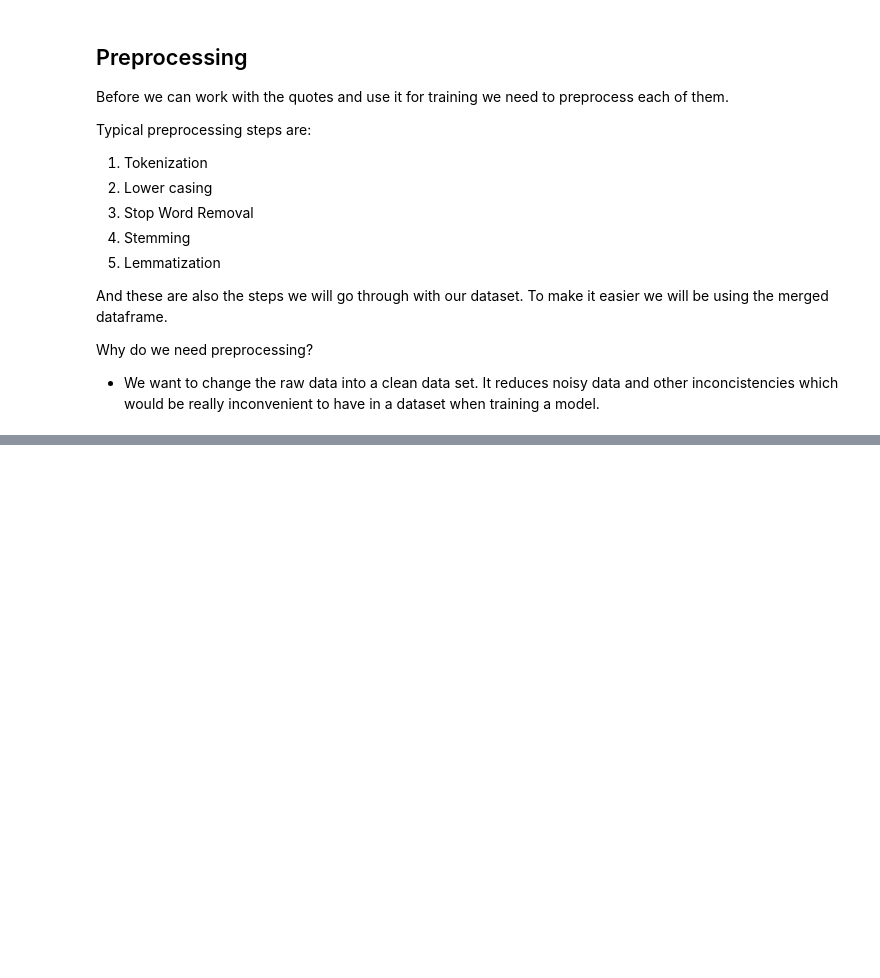
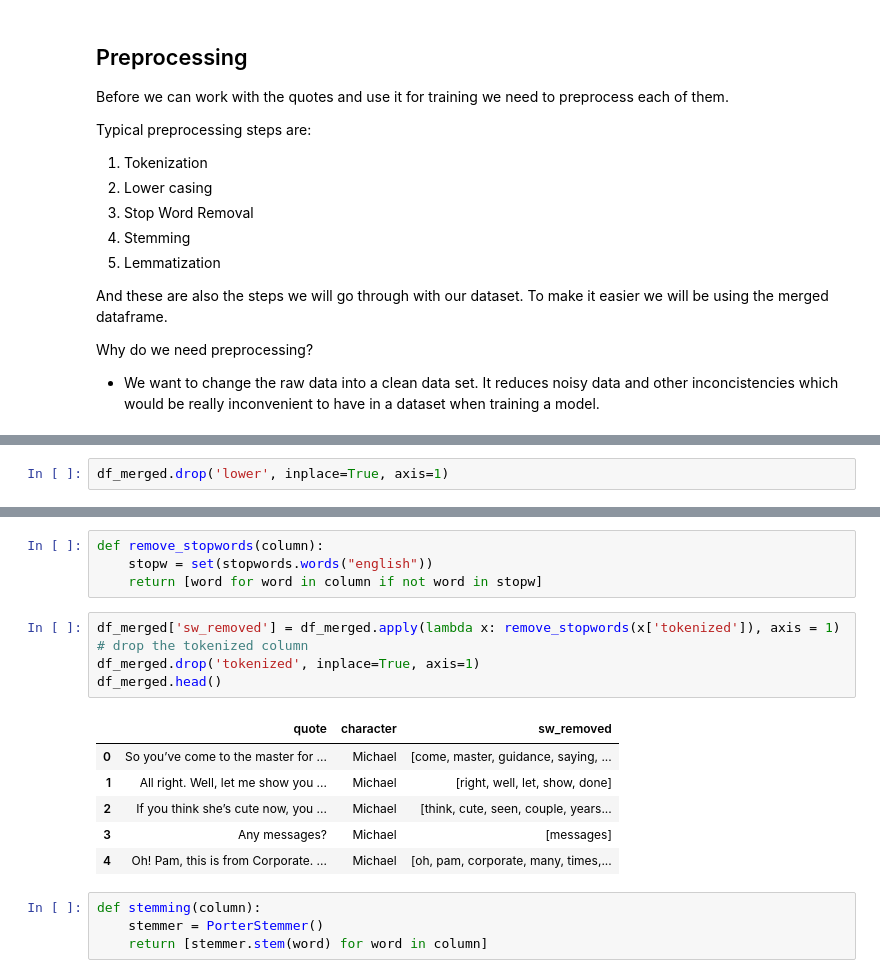
Before and after one commit to kiubb02/NLP_TheOffice_Project, a Jupyter notebook: main.ipynb, the cells around one changed output, grey strips where cells are left out. Cells and saved outputs as stored; diff of their text form; blank space fills up the shorter version.

Commit message:
preprocessing done

```diff
--- a/main.ipynb
+++ b/main.ipynb
@@ -209,0 +242,2 @@ Why do we need preprocessing?
+# %%
+df_merged.drop('lower', inplace=True, axis=1)
@@ -209,0 +251,20 @@ Why do we need preprocessing?
+# %%
+def remove_stopwords(column):
+    stopw = set(stopwords.words("english"))
+    return [word for word in column if not word in stopw]
+# %%
+df_merged['sw_removed'] = df_merged.apply(lambda x: remove_stopwords(x['tokenized']), axis = 1)
+# drop the tokenized column
+df_merged.drop('tokenized', inplace=True, axis=1)
+df_merged.head()
+# %% [output]
+|  | quote | character | sw_removed |
+| 0 | So you’ve come to the master for ... | Michael | [come, master, guidance, saying, ... |
+| 1 | All right. Well, let me show you ... | Michael | [right, well, let, show, done] |
+| 2 | If you think she’s cute now, you ... | Michael | [think, cute, seen, couple, years... |
+| 3 | Any messages? | Michael | [messages] |
+| 4 | Oh! Pam, this is from Corporate. ... | Michael | [oh, pam, corporate, many, times,... |
+# %%
+def stemming(column):
+    stemmer = PorterStemmer()
+    return [stemmer.stem(word) for word in column]
```
Also changed, not shown: parts of 9 cells of this notebook.
